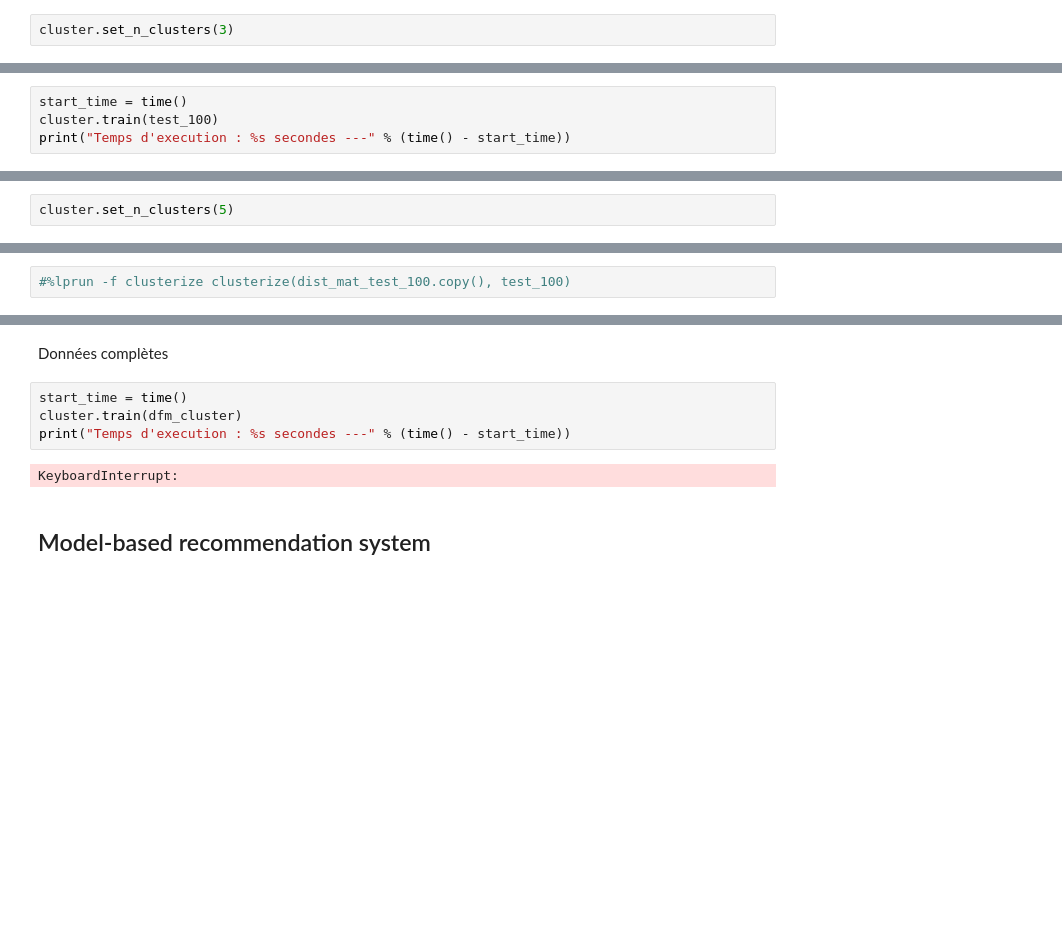
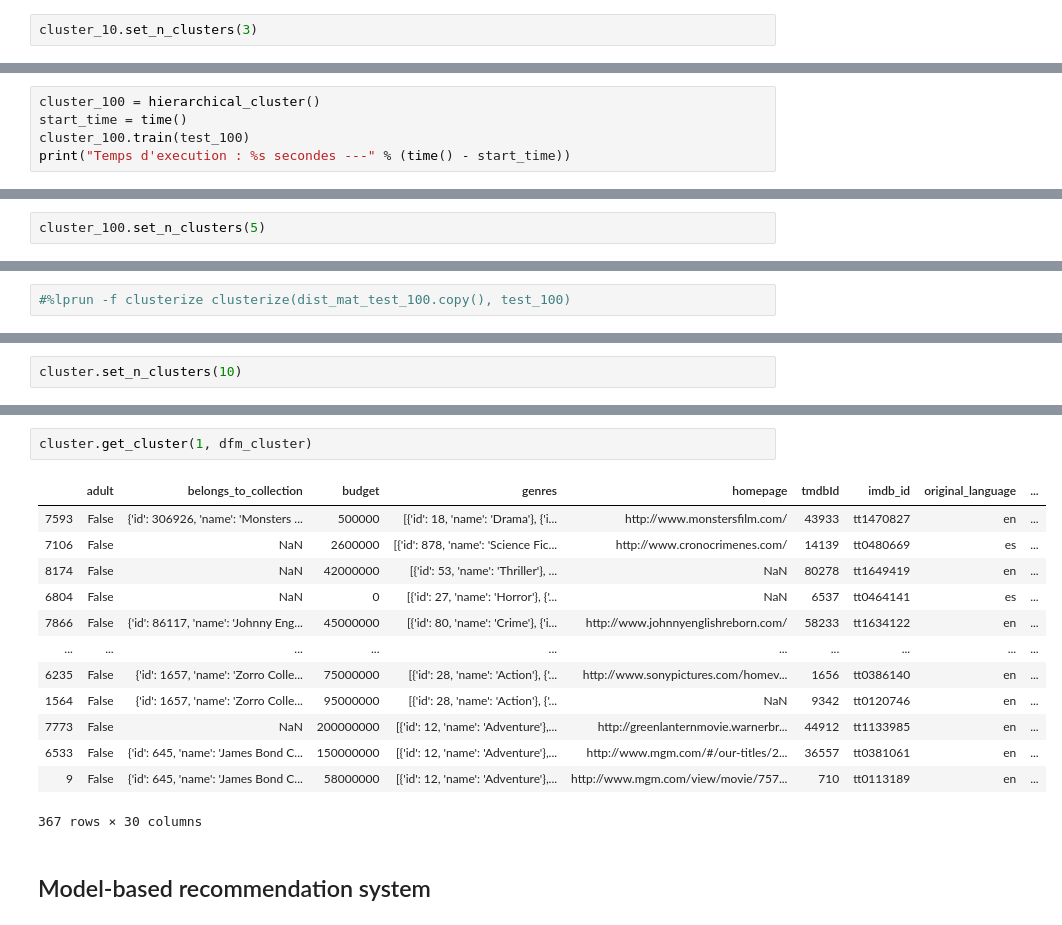
Before and after one commit to AnitaDurr/MovieRecommandation, a Jupyter notebook: MovieNotebook.ipynb, the cells around one changed output, grey strips where cells are left out. Drawn from its saved outputs; the diff is of its cells as text; blank space fills up the shorter version.

```diff
--- a/MovieNotebook.ipynb
+++ b/MovieNotebook.ipynb
@@ -1216,3 +1155,3 @@ Temps d'execution : 0.04986429214477539 secondes ---
 # %%
-cluster.set_n_clusters(3)
+cluster_10.set_n_clusters(3)
 # %%
@@ -1224,7 +1163,8 @@ Test sur un échantillon de taille 100
 # %%
 test_100 = dfm_cluster.sample(100)
 # %%
+cluster_100 = hierarchical_cluster()
 start_time = time()
-cluster.train(test_100)
+cluster_100.train(test_100)
 print("Temps d'execution : %s secondes ---" % (time() - start_time))
 # %% [output]
@@ -1232,4 +1172,4 @@ Temps d'execution : 2.5996363162994385 secondes ---
 # %%
 %lprun -f movie_distance cluster.train(test_100)
 # %%
-cluster.set_n_clusters(5)
+cluster_100.set_n_clusters(5)
@@ -1240,3 +1190,5 @@ a, b = pd.concat([cluster_features.iloc[0], cluster_features.iloc[1]], axis=1).T
+# %%
+cluster.set_n_clusters(10)
 # %%
 cluster.get_clusters_size()
 # %% [output]
@@ -1244,11 +1196,19 @@ cluster.get_clusters_size()
-# %% [markdown]
-Données complètes
-# %%
-start_time = time()
-cluster.train(dfm_cluster)
-print("Temps d'execution : %s secondes ---" % (time() - start_time))
-# %% [output]
-KeyboardInterrupt:
+# %%
+cluster.get_cluster(1, dfm_cluster)
+# %% [output]
+|  | adult | belongs_to_collection | budget | genres | homepage | tmdbId | imdb_id | original_language | ... |
+| 7593 | False | {'id': 306926, 'name': 'Monsters ... | 500000 | [{'id': 18, 'name': 'Drama'}, {'i... | http://www.monstersfilm.com/ | 43933 | tt1470827 | en | ... |
+| 7106 | False | NaN | 2600000 | [{'id': 878, 'name': 'Science Fic... | http://www.cronocrimenes.com/ | 14139 | tt0480669 | es | ... |
+| 8174 | False | NaN | 42000000 | [{'id': 53, 'name': 'Thriller'}, ... | NaN | 80278 | tt1649419 | en | ... |
+| 6804 | False | NaN | 0 | [{'id': 27, 'name': 'Horror'}, {'... | NaN | 6537 | tt0464141 | es | ... |
+| 7866 | False | {'id': 86117, 'name': 'Johnny Eng... | 45000000 | [{'id': 80, 'name': 'Crime'}, {'i... | http://www.johnnyenglishreborn.com/ | 58233 | tt1634122 | en | ... |
+| ... | ... | ... | ... | ... | ... | ... | ... | ... | ... |
+| 6235 | False | {'id': 1657, 'name': 'Zorro Colle... | 75000000 | [{'id': 28, 'name': 'Action'}, {'... | http://www.sonypictures.com/homev... | 1656 | tt0386140 | en | ... |
+| 1564 | False | {'id': 1657, 'name': 'Zorro Colle... | 95000000 | [{'id': 28, 'name': 'Action'}, {'... | NaN | 9342 | tt0120746 | en | ... |
+| 7773 | False | NaN | 200000000 | [{'id': 12, 'name': 'Adventure'},... | http://greenlanternmovie.warnerbr... | 44912 | tt1133985 | en | ... |
+| 6533 | False | {'id': 645, 'name': 'James Bond C... | 150000000 | [{'id': 12, 'name': 'Adventure'},... | http://www.mgm.com/#/our-titles/2... | 36557 | tt0381061 | en | ... |
+| 9 | False | {'id': 645, 'name': 'James Bond C... | 58000000 | [{'id': 12, 'name': 'Adventure'},... | http://www.mgm.com/view/movie/757... | 710 | tt0113189 | en | ... |
+367 rows × 30 columns
 # %% [markdown]
 ## Model-based recommendation system
 # %% [markdown]
```
Also changed, not shown: parts of 29 cells of this notebook.
